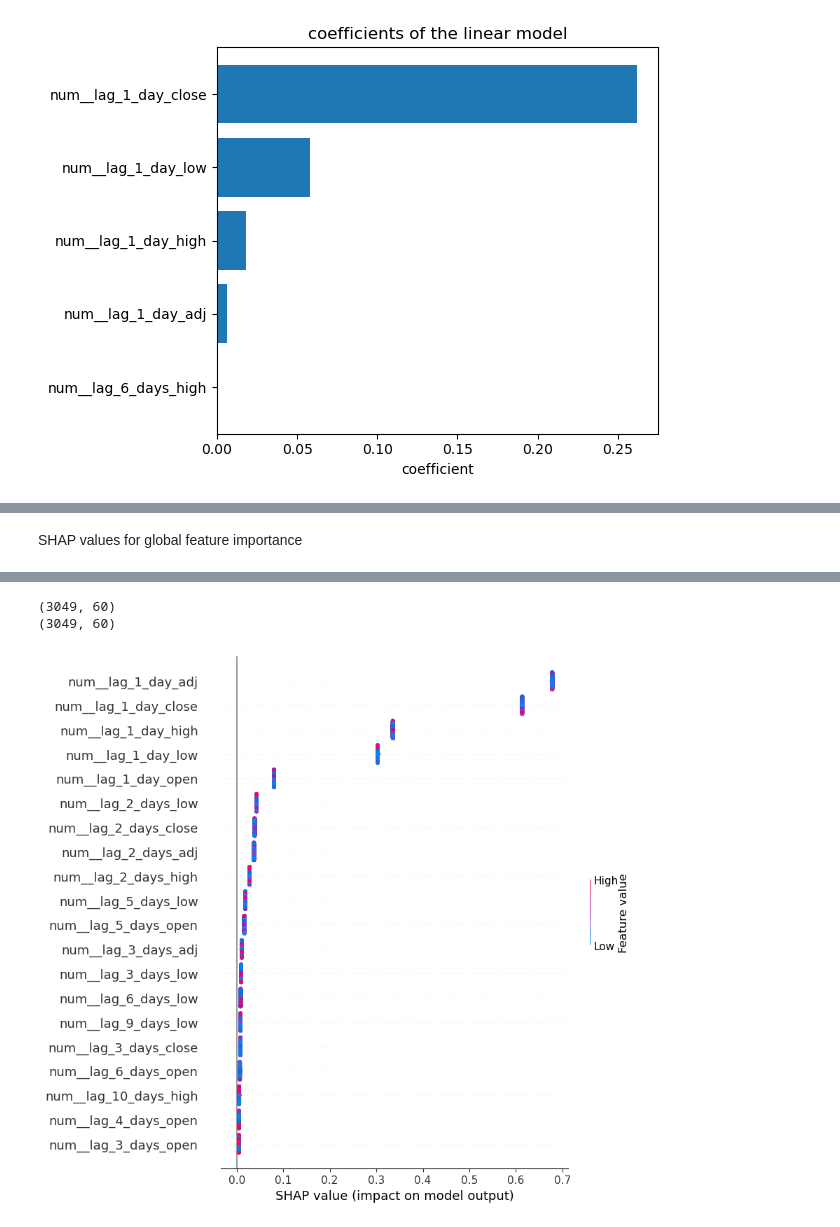
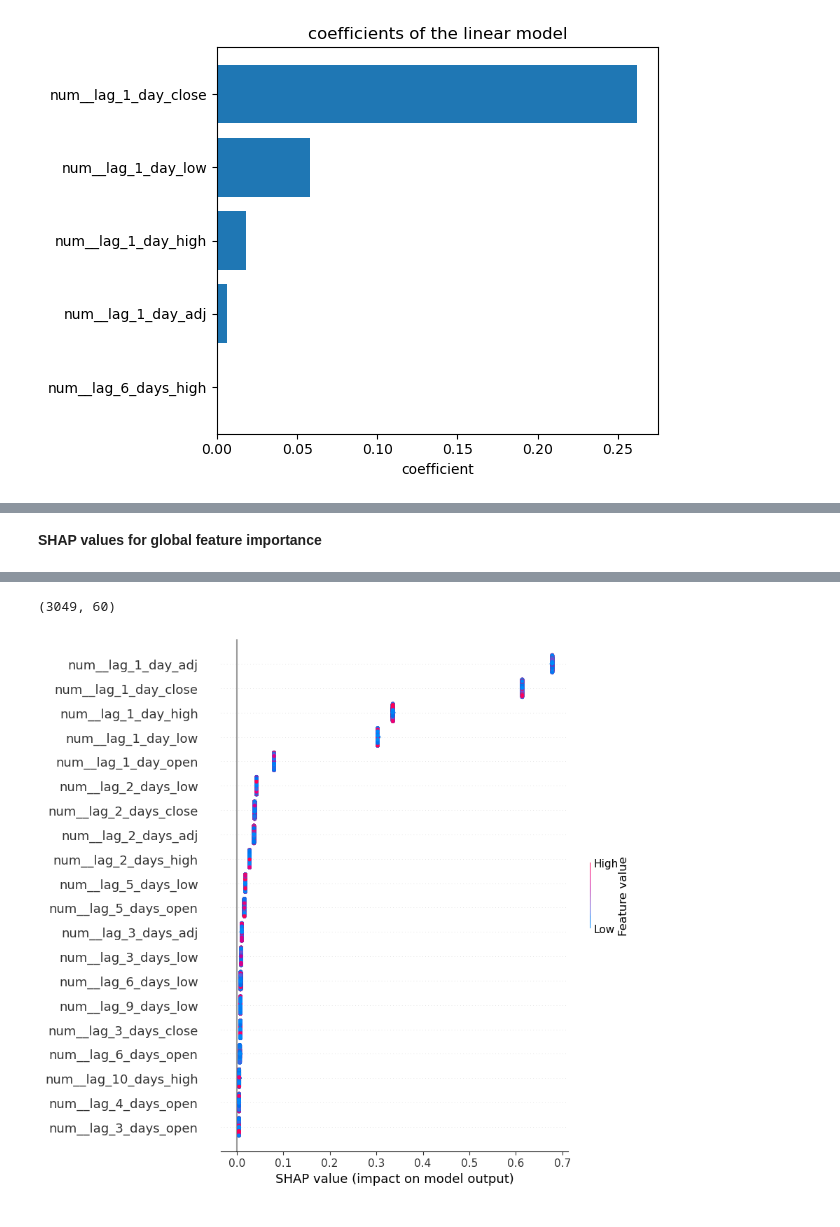
Before and after one commit to leehengpan/AAPL-StockPriceAnalysis, a Jupyter notebook: src/Apple_Stock_Price_Prediction.ipynb, the cells around one changed output, grey strips where cells are left out. Cells and saved outputs as stored; diff of their text form; code cells hidden in the pictures.

```diff
--- a/src/Apple_Stock_Price_Prediction.ipynb
+++ b/src/Apple_Stock_Price_Prediction.ipynb
@@ -893,8 +909,8 @@ from sklearn.svm import SVR
 
 # define parameter grid
 param_grid = {
-              'gamma': [1e-3, 1e-1, 1e1, 1e3],
-              'C': [1e-1, 1e0, 1e1]
+              'gamma': np.logspace(-10,-6,5), # [1e-7]
+              'C': np.logspace(3,7,5) # [1e4]
               }
 
 # save the validation scores
@@ -915,12 +931,14 @@ for p in range(len(ParameterGrid(param_grid))):
     y_val_pred = svr.predict(df_val)
     val_rmse_svr[p] = np.sqrt(mean_squared_error(y_val,y_val_pred))
     val_r2_svr[p] = r2_score(y_val,y_val_pred)
+    # print('the training RMSE',np.sqrt(mean_squared_error(y_train,svr.predict(df_train))))
+    # print('the training R2',r2_score(y_train,svr.predict(df_train)))
     # print('the val RMSE:',np.sqrt(mean_squared_error(y_val,y_val_pred)))
 
 # print out model parameters that minimize validation RMSE
 print('best model parameters (RMSE):',ParameterGrid(param_grid)[np.argmin(val_rmse_svr)])
 print('corresponding validation RMSE:',np.min(val_rmse_svr))
-# print('corresponding validation R2:',val_r2_svr[np.argmin(val_rmse_svr)])
+print('corresponding validation R2:',val_r2_svr[np.argmin(val_rmse_svr)])
 
 # collect and save the best model
 final_models_svr.append(models_svr[np.argmin(val_rmse_svr)])
@@ -939,9 +958,8 @@ the test R2: -1.9304100430917357
 # %%
 from sklearn.ensemble import RandomForestRegressor
 
-# we will loop through nr_states random states so we will return nr_states test scores and nr_states trained models
 nr_states = 5
-test_scores = np.zeros(nr_states)
+test_scores_rf = np.zeros(nr_states)
 final_models_rf = []
 
 # loop through the different random states
@@ -949,9 +967,9 @@ for i in range(nr_states):
     print('randoms state '+str(i+1))
 
     # define parameter grid
-    param_grid = {                                 # the max_depth should be smaller or equal than the number of features roughly
-                  'max_depth': [1, 3, 10, 30, 100], # no upper bound so the values are evenly spaced in log
-                  'max_features': [0.25, 0.5, 0.75, 1.0],# linearly spaced because it is between 0 and 1, 0 is omitted
+    param_grid = {# the max_depth should be smaller or equal than the number of features roughly
+                  'max_depth': [1,3,10,30,60], # no upper bound so the values are evenly spaced in log
+                  'max_features': [0.25,0.5,0.75,1], # linearly spaced because it is between 0 and 1, 0 is omitted
                   }
 
     # save the validation scores
@@ -971,22 +989,25 @@ for i in range(nr_states):
         y_val_pred = rf.predict(df_val)
         val_rmse_rf[p] = np.sqrt(mean_squared_error(y_val,y_val_pred))
         val_r2_rf[p] = r2_score(y_val,y_val_pred)
+        # print('the training RMSE',np.sqrt(mean_squared_error(y_train,rf.predict(df_train))))
+        # print('the training R2',r2_score(y_train,rf.predict(df_train)))
         # print('the val RMSE:',np.sqrt(mean_squared_error(y_val,y_val_pred)))
 
     # print out model parameters that minimize validation RMSE
     print('best model parameters (RMSE):',ParameterGrid(param_grid)[np.argmin(val_rmse_rf)])
     print('corresponding validation RMSE:',np.min(val_rmse_rf))
-    # print('corresponding validation R2:',val_r2_rf[np.argmin(val_rmse_rf)])
+    print('corresponding validation R2:',val_r2_rf[np.argmin(val_rmse_rf)])
 
     # collect and save the best model
     final_models_rf.append(models_rf[np.argmin(val_rmse_rf)])
 
     # calculate the test score
     y_test_pred_rf = final_models_rf[-1].predict(df_test)
-    test_scores[i] = np.sqrt(mean_squared_error(y_test,y_test_pred_rf))
+    test_scores_rf[i] = np.sqrt(mean_squared_error(y_test,y_test_pred_rf))
     print('the test RMSE:',np.sqrt(mean_squared_error(y_test,y_test_pred_rf)))
     print('the test R2:',r2_score(y_test,y_test_pred_rf))
 
-print('the mean test RMSE:',np.mean(test_scores))
+print('')
+print('the mean test RMSE:',np.mean(test_scores_rf))
 # %% [output]
 randoms state 1
@@ -1133,17 +1157,18 @@ fig.tight_layout()
-# %% [markdown]
-SHAP values for global feature importance
+# %% [markdown]
+**SHAP values for global feature importance**
 # %%
 import shap
 shap.initjs() # required for visualizations later on
 # create the explainer object with the random forest model
-explainer = shap.TreeExplainer(final_models_rf[np.argmin(test_scores)])
+explainer = shap.TreeExplainer(final_models_rf[np.argmin(test_scores_rf)])
 # calculate shap values on the test set
 shap_values = explainer.shap_values(df_test.iloc[:])
 print(np.shape(shap_values))
 
-shap.summary_plot(shap_values, df_test.iloc[:],feature_names = feature_names)
+shap.summary_plot(shap_values, df_test.iloc[:],feature_names = feature_names,show=False)
+plt.savefig('../figures/most_imp_shap.png',dpi=300,bbox_inches='tight')
+plt.show()
 # %% [output]
 [interactive output not drawn]
 (3049, 60)
-(3049, 60)
-[figure, old version]
+[figure, new version]
```
Also changed, not shown: parts of 62 cells of this notebook.
